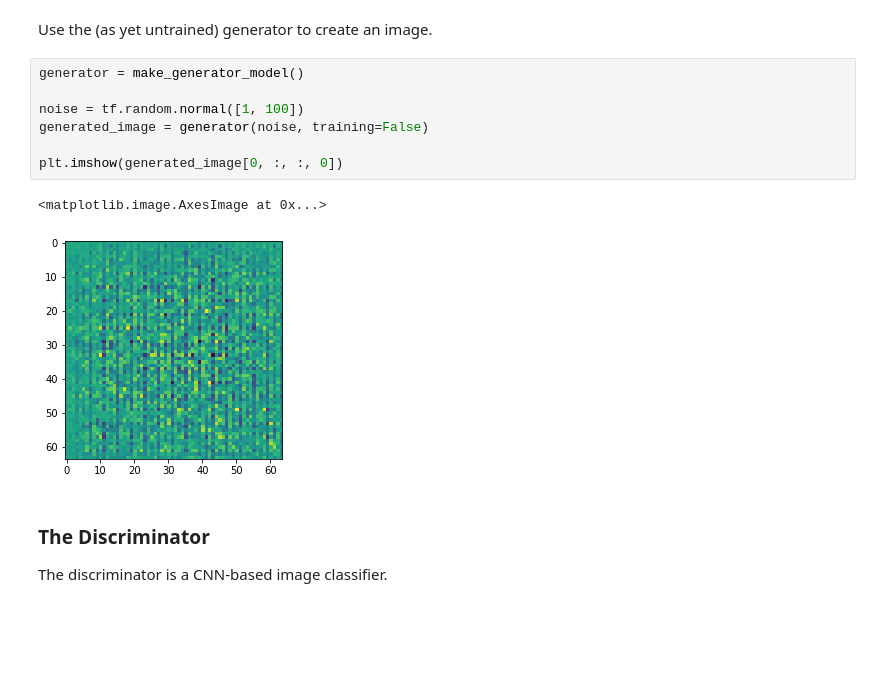
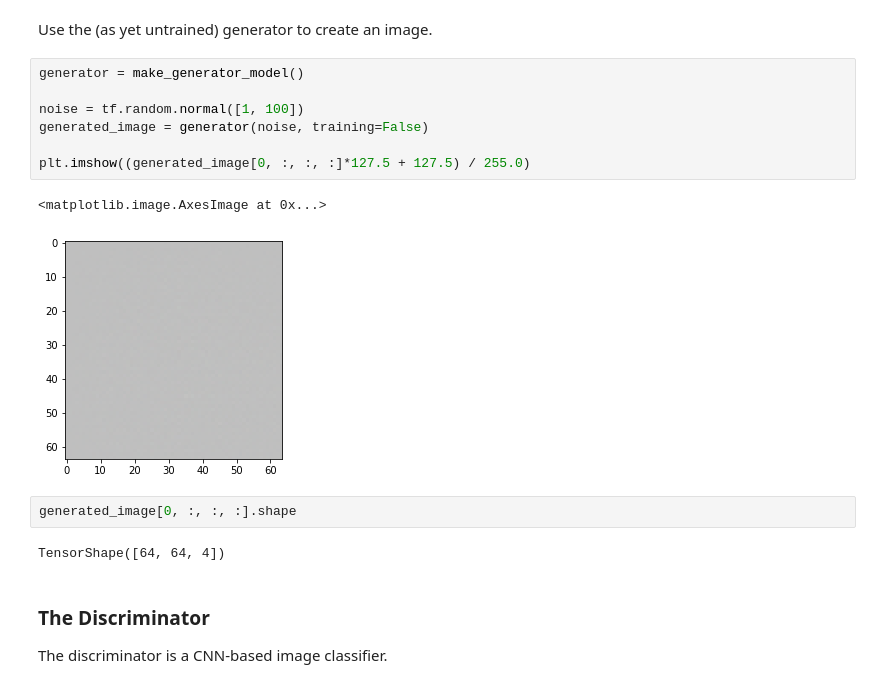
Before and after one commit to nikita-kotsehub/DCGAN_for_bored_apes, a Jupyter notebook: dcgan_latest_working.ipynb, the cells around one changed output. Cells and saved outputs as stored; diff of their text form; blank space fills up the shorter version.

```diff
--- a/dcgan_latest_working.ipynb
+++ b/dcgan_latest_working.ipynb
@@ -169,13 +190,17 @@ Use the (as yet untrained) generator to create an image.
 # %%
 generator = make_generator_model()
 
 noise = tf.random.normal([1, 100])
 generated_image = generator(noise, training=False)
 
-plt.imshow(generated_image[0, :, :, 0])
+plt.imshow((generated_image[0, :, :, :]*127.5 + 127.5) / 255.0)
 # %% [output]
 <matplotlib.image.AxesImage at 0x...>
-[figure, old version]
+[figure, new version]
+# %%
+generated_image[0, :, :, :].shape
+# %% [output]
+TensorShape([64, 64, 4])
 # %% [markdown]
 ### The Discriminator
 
```
Also changed, not shown: parts of 8 cells of this notebook, 7 other files.
